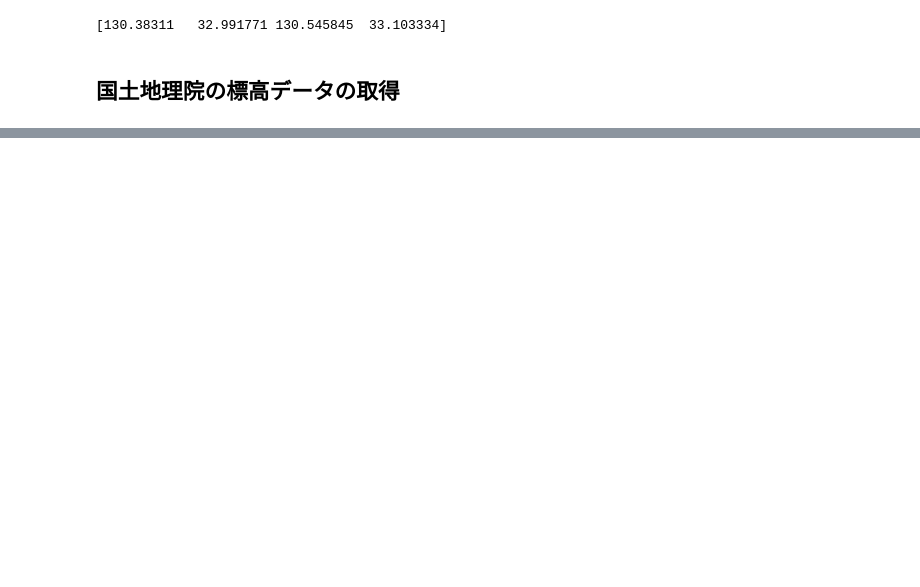
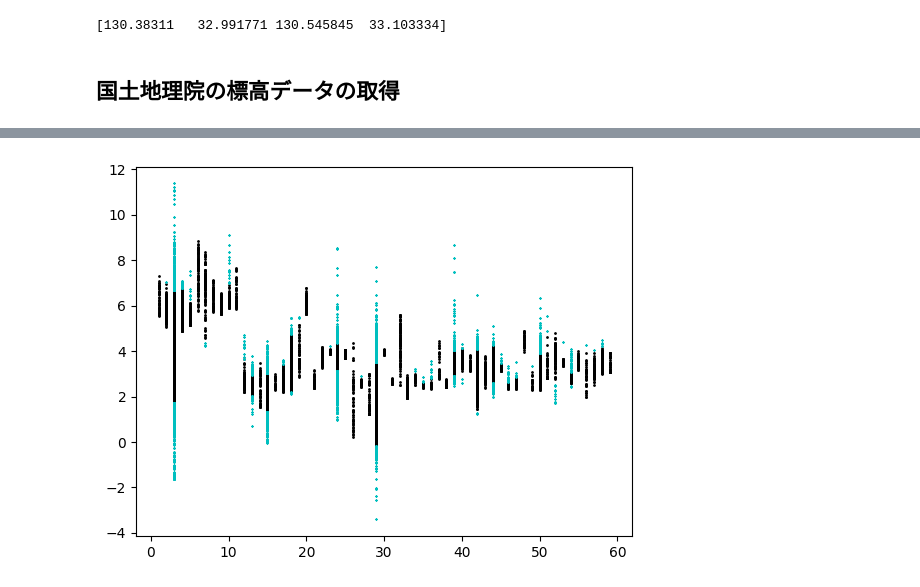
Before and after one commit to eukarya-inc/plateau-2023-uc01-satellite-analytics, a Jupyter notebook: PLATEAU-FloodSAR/s1-s3_GIAJ_FloodArea_Raster.ipynb, the cells around one changed output, grey strips where cells are left out. Cells and saved outputs as stored; diff of their text form; code cells hidden in the pictures; blank space fills up the shorter version.

```diff
--- a/PLATEAU-FloodSAR/s1-s3_GIAJ_FloodArea_Raster.ipynb
+++ b/PLATEAU-FloodSAR/s1-s3_GIAJ_FloodArea_Raster.ipynb
@@ -162,0 +225,16 @@ with rasterio.MemoryFile() as memfile:
+# %%
+ax = plt.subplot()
+for ii in np.arange(1, np.max(bndmap)+1):
+  tmplist = demmap[bndmap==ii]
+  tmplist = tmplist[~np.isnan(tmplist)]
+  lq = np.quantile(tmplist, 0.25)
+  hq = np.quantile(tmplist, 0.75)
+  lb = lq - 1.5 * (hq - lq)
+  hb = hq + 1.5 * (hq - lq)
+  inlist = tmplist[np.logical_and(lb<=tmplist,tmplist<=hb)]
+  outlist = tmplist[np.logical_or(tmplist<lb,hb<tmplist)]
+  #print(len(inlist), len(outlist))
+  ax.scatter(np.ones_like(inlist)*ii, inlist, c="k", s=1, marker="o")
+  ax.scatter(np.ones_like(outlist)*ii, outlist, c="c",s=1, marker="x")
+# %% [output]
+[figure, added]
```
Also changed, not shown: parts of 25 cells of this notebook, 3 other files.
